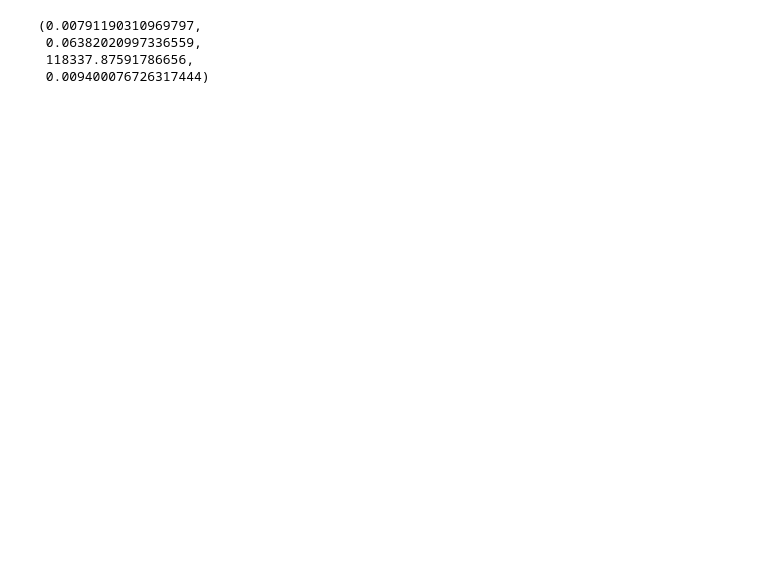
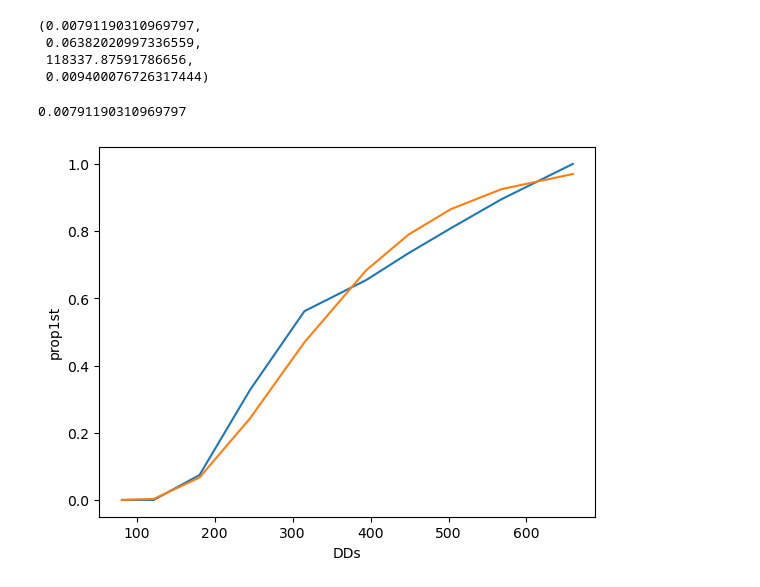
Before and after one commit to PacificBird/InsectPhenologyCaptureSim, a Jupyter notebook: multi_analysis.ipynb, the cells around one changed output. Saved outputs shown, nothing was run; the diff lists cells and outputs as text; code cells hidden in the pictures; blank space fills up the shorter version.

```diff
--- a/multi_analysis.ipynb
+++ b/multi_analysis.ipynb
@@ -1488,4 +1750,12 @@ CRO2021A = pd.read_csv('verification_data/CRO2021A.csv').dropna()
  0.06382020997336559,
  118337.87591786656,
  0.009400076726317444)
+# %%
+efficacy = predict_from_full(CRO2018A['DDs'], CRO2018A['prop1st'].cumsum())
+sns.lineplot(x=CRO2018A['DDs'], y=CRO2018A['prop1st'].cumsum())
+sns.lineplot(x=CRO2018A['DDs'], y=capture_prediction_sb_cumul(efficacy, CRO2018A['DDs']))
+efficacy
+# %% [output]
+0.00791190310969797
+[figure, added]
 # %%
```
Also changed, not shown: parts of 57 cells of this notebook.
